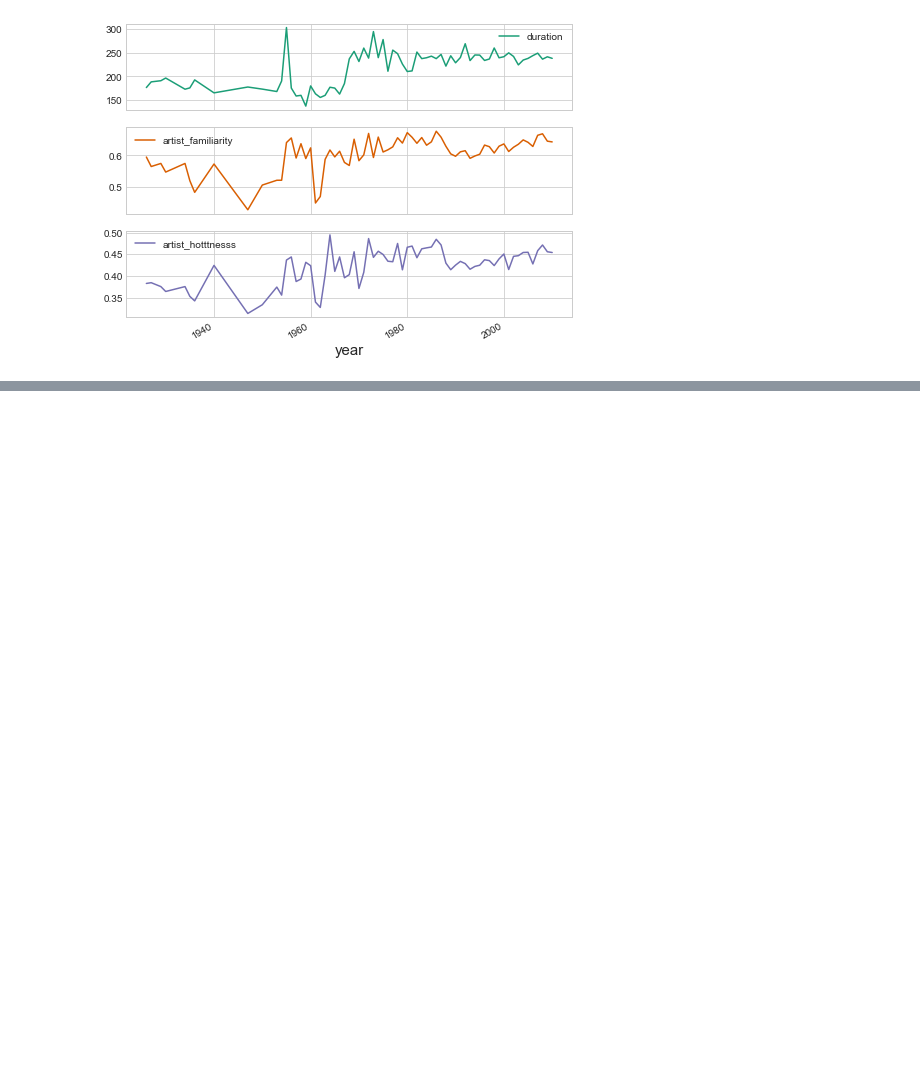
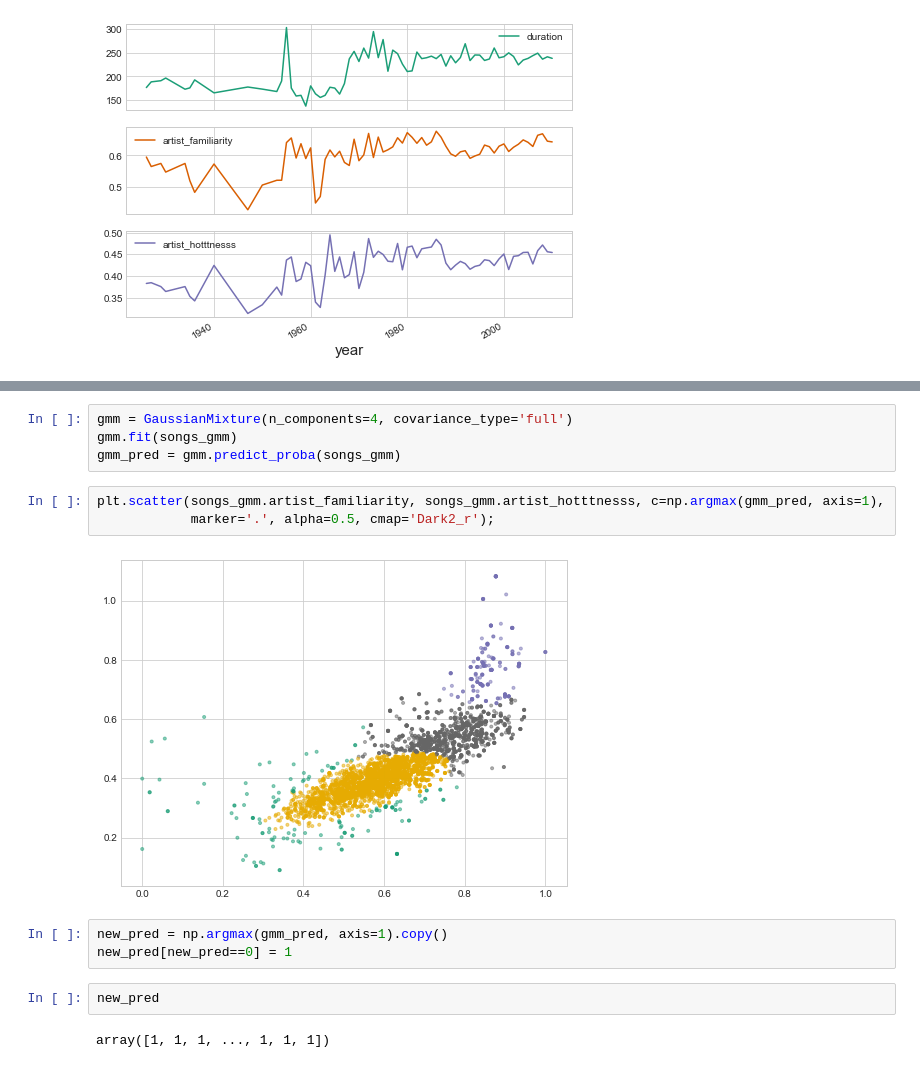
Before and after one commit to pylablanche/MillionSong, a Jupyter notebook: MillionSong_Dataset_Exploration.ipynb, the cells around one changed output, grey strips where cells are left out. Saved outputs shown, nothing was run; the diff lists cells and outputs as text; blank space fills up the shorter version.

```diff
--- a/MillionSong_Dataset_Exploration.ipynb
+++ b/MillionSong_Dataset_Exploration.ipynb
@@ -223,0 +258,16 @@ tmp.plot(subplots=True);
+# %%
+gmm = GaussianMixture(n_components=4, covariance_type='full')
+gmm.fit(songs_gmm)
+gmm_pred = gmm.predict_proba(songs_gmm)
+# %%
+plt.scatter(songs_gmm.artist_familiarity, songs_gmm.artist_hotttnesss, c=np.argmax(gmm_pred, axis=1),
+            marker='.', alpha=0.5, cmap='Dark2_r');
+# %% [output]
+[figure, added]
+# %%
+new_pred = np.argmax(gmm_pred, axis=1).copy()
+new_pred[new_pred==0] = 1
+# %%
+new_pred
+# %% [output]
+array([1, 1, 1, ..., 1, 1, 1])
```
Also changed, not shown: parts of 19 cells of this notebook, 7 other files.
